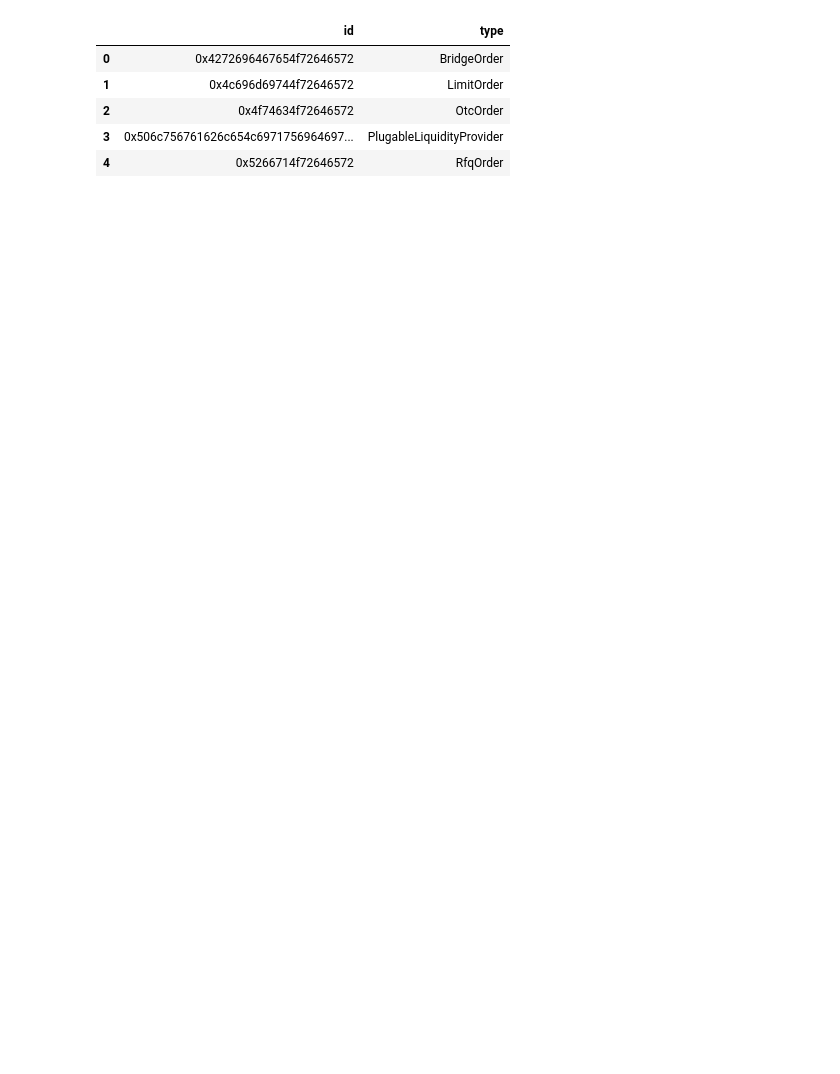
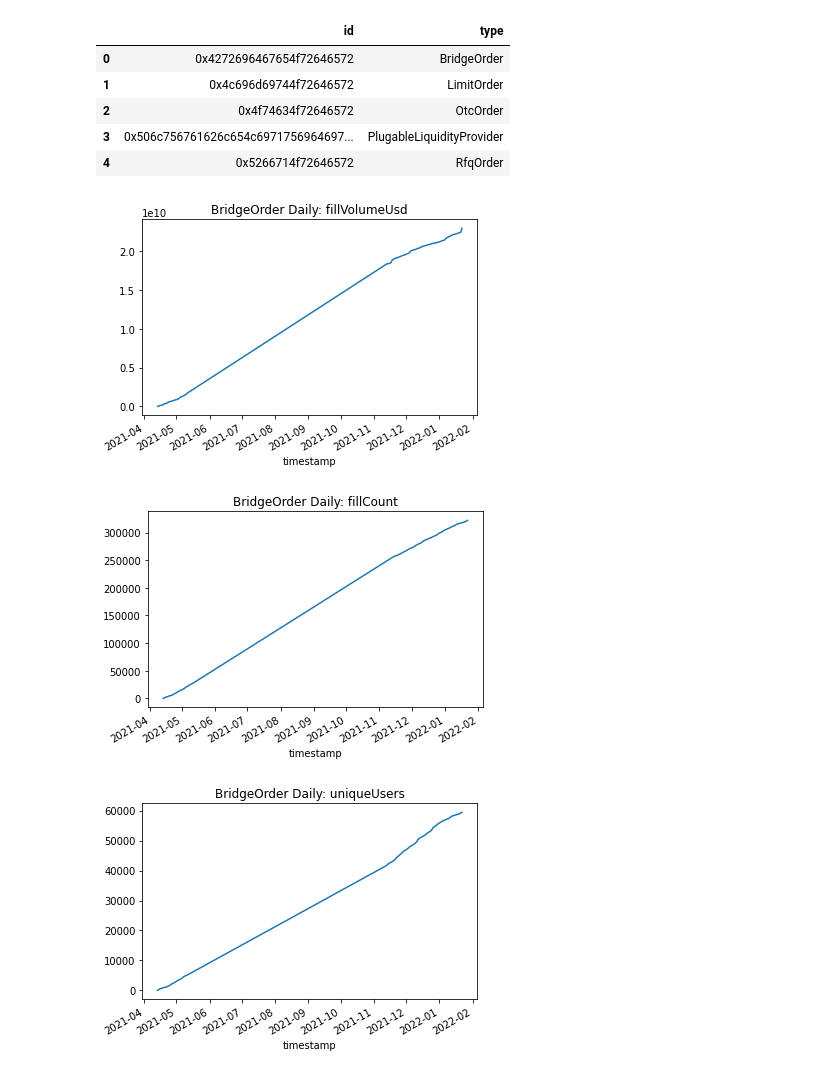
Before and after one commit to papercliplabs/zero-ex-subgraph, a Jupyter notebook: validation/query.ipynb, the cells around one changed output. Drawn from its saved outputs; the diff is of its cells as text; code cells hidden in the pictures; blank space fills up the shorter version.

```diff
--- a/validation/query.ipynb
+++ b/validation/query.ipynb
@@ -44,20 +45,26 @@ plot_time_series_df(df, "Protocol Daily")
 # %%
 fill_type_summaries = zero_ex.Query.erc20FillTypeSummaries
 
 df = sg.query_df([fill_type_summaries.id, fill_type_summaries.type], columns=["id", "type"])
 display(df)
 
-for id in df["id"]:
-    print(id)
-    daily_snapshots = zero_ex.Query.erc20FillTypeSummary(id=id)
-    daily_snapshots_df = sg.query_df([daily_snapshots])
-    display(daily_snapshots_df)
+# for a in df.itertuples():
+#     print(a.)
 
-#erc20(first=ALL_ENTRIES, where=[zero_ex.Erc20Token.data.erc20FillInputVolume > 0])
+for row in df.itertuples():
+    summary = zero_ex.Query.erc20FillTypeSummary(id=row.id)
+    daily_snapshots_df = sg.query_df([summary.dailyDataSnapshots.timestamp, summary.dailyDataSnapshots.data])
+    daily_snapshots_df.rename(columns={ daily_snapshots_df.columns[0]: TIMESTAMP_NAME }, inplace = True)
+    daily_snapshots_df[TIMESTAMP_NAME] = pd.to_datetime(daily_snapshots_df[TIMESTAMP_NAME], unit="s")
+    # display(daily_snapshots_df)
+    plot_time_series_df(daily_snapshots_df, f"{row.type} Daily")
 # %% [output]
 |  | id | type |
 | 0 | 0x4272696467654f72646572 | BridgeOrder |
 | 1 | 0x4c696d69744f72646572 | LimitOrder |
 | 2 | 0x4f74634f72646572 | OtcOrder |
 | 3 | 0x506c756761626c654c6971756964697... | PlugableLiquidityProvider |
 | 4 | 0x5266714f72646572 | RfqOrder |
+[figure, added]
+[figure, added]
+[figure, added]
```
Also changed, not shown: parts of 3 cells of this notebook, 1 other file.
